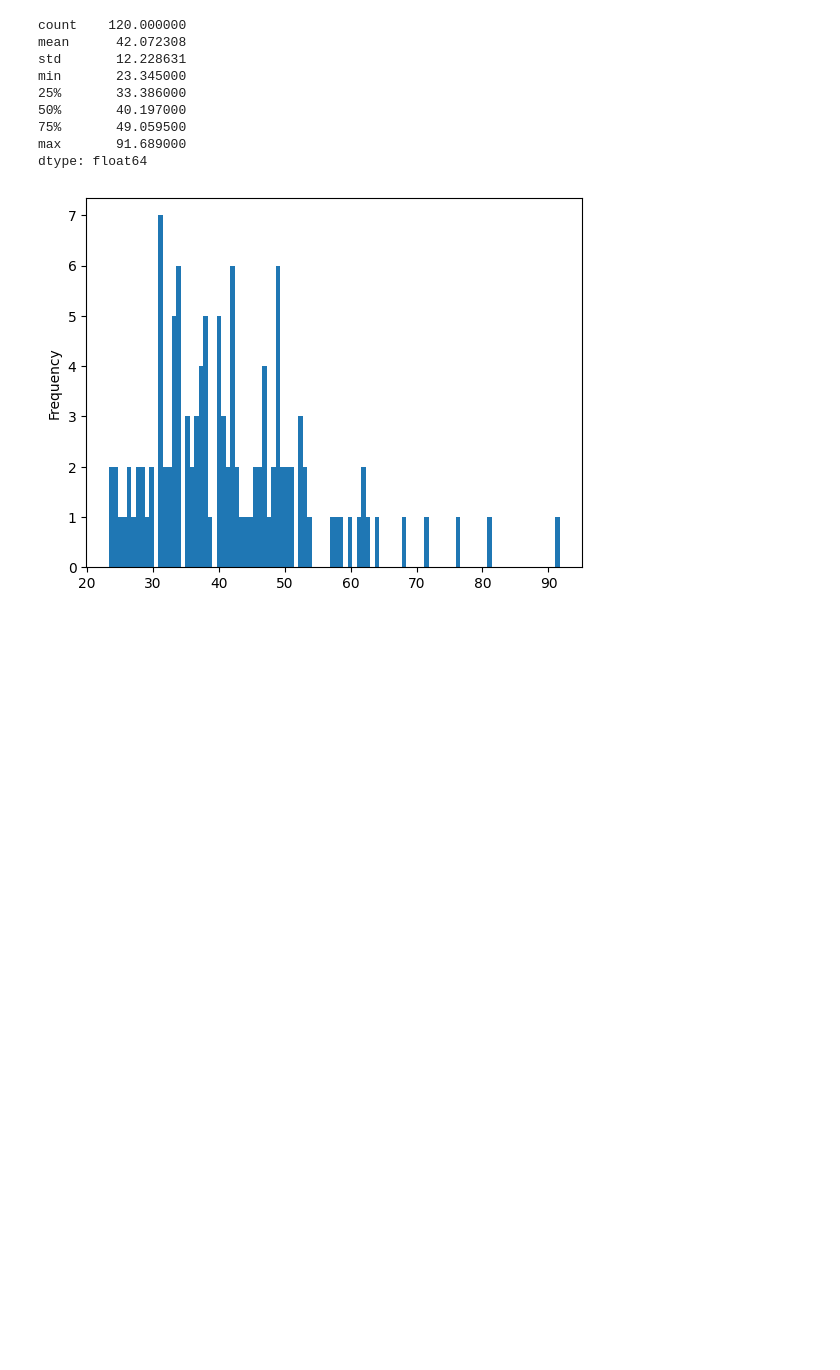
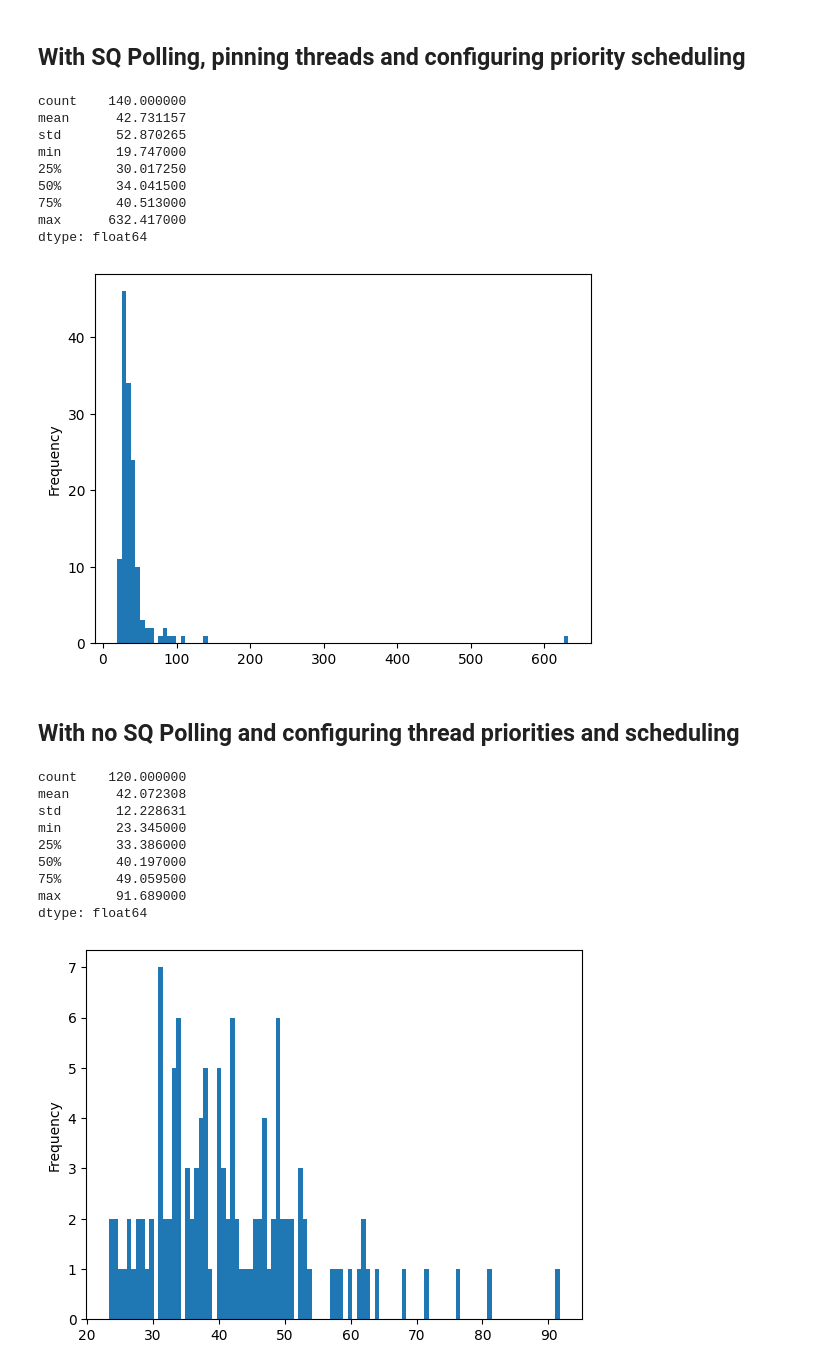
Before and after one commit to joshcc3/hft, a Jupyter notebook: notebooks/Untitled1.ipynb, the cells around one changed output. Drawn from its saved outputs; the diff is of its cells as text; code cells hidden in the pictures; blank space fills up the shorter version.

Commit message:
Add thread priorities and scheduling

```diff
--- a/notebooks/Untitled1.ipynb
+++ b/notebooks/Untitled1.ipynb
@@ -19,3 +19,21 @@ dtype: float64
+# %% [markdown]
+## With SQ Polling, pinning threads and configuring priority scheduling
+# %%
+orderLatency.plot.hist(bins=100)
+orderLatency.describe()
+# %% [output]
+count    140.000000
+mean      42.731157
+std       52.870265
+min       19.747000
+25%       30.017250
+50%       34.041500
+75%       40.513000
+max      632.417000
+dtype: float64
+[figure, added]
+# %% [markdown]
+## With no SQ Polling and configuring thread priorities and scheduling
 # %%
 orderLatency.plot.hist(bins=100)
 orderLatency.describe()
```
Also changed, not shown: parts of 1 cell of this notebook, 2 other files.
